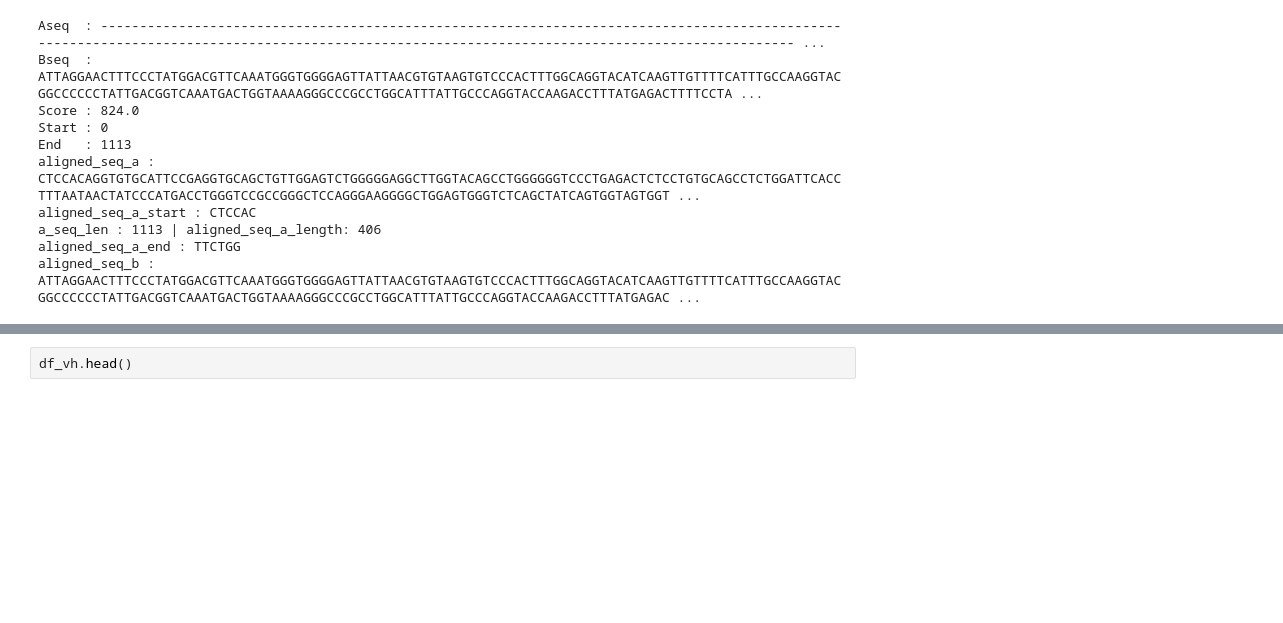
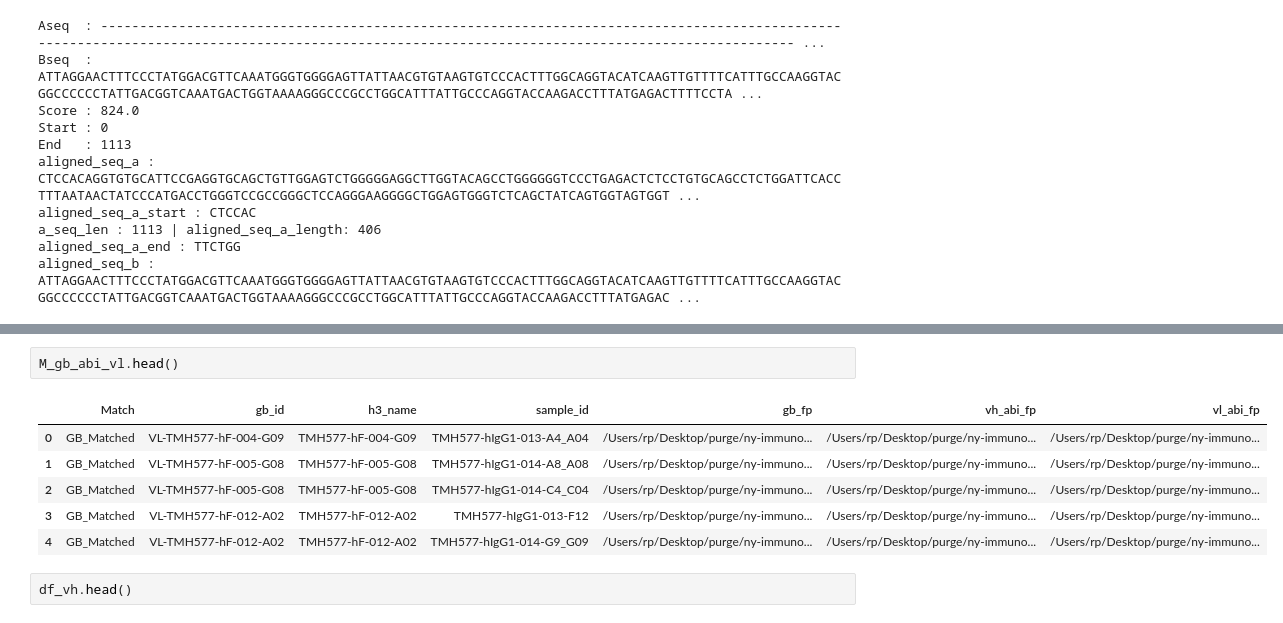
Before and after one commit to rosaak/ny-immuno-sanger, a Jupyter notebook: nbs2/run_with_new_data_RP_01.ipynb, the cells around one changed output, grey strips where cells are left out. Drawn from its saved outputs; the diff is of its cells as text; blank space fills up the shorter version.

```diff
--- a/nbs2/run_with_new_data_RP_01.ipynb
+++ b/nbs2/run_with_new_data_RP_01.ipynb
@@ -863,6 +869,15 @@ M_gb_abi_vh.head()
 | 2 | GB_Matched | VH-TMH577-hF-005-G08 | TMH577-hF-005-G08 | TMH577-hIgG1-014-C4_C04 | /Users/rp/Desktop/purge/ny-immuno... | /Users/rp/Desktop/purge/ny-immuno... | /Users/rp/Desktop/purge/ny-immuno... |
 | 3 | GB_Matched | VH-TMH577-hF-012-A02 | TMH577-hF-012-A02 | TMH577-hIgG1-013-F12 | /Users/rp/Desktop/purge/ny-immuno... | /Users/rp/Desktop/purge/ny-immuno... | /Users/rp/Desktop/purge/ny-immuno... |
 | 4 | GB_Matched | VH-TMH577-hF-012-A02 | TMH577-hF-012-A02 | TMH577-hIgG1-014-G9_G09 | /Users/rp/Desktop/purge/ny-immuno... | /Users/rp/Desktop/purge/ny-immuno... | /Users/rp/Desktop/purge/ny-immuno... |
+# %%
+M_gb_abi_vl.head()
+# %% [output]
+|  | Match | gb_id | h3_name | sample_id | gb_fp | vh_abi_fp | vl_abi_fp |
+| 0 | GB_Matched | VL-TMH577-hF-004-G09 | TMH577-hF-004-G09 | TMH577-hIgG1-013-A4_A04 | /Users/rp/Desktop/purge/ny-immuno... | /Users/rp/Desktop/purge/ny-immuno... | /Users/rp/Desktop/purge/ny-immuno... |
+| 1 | GB_Matched | VL-TMH577-hF-005-G08 | TMH577-hF-005-G08 | TMH577-hIgG1-014-A8_A08 | /Users/rp/Desktop/purge/ny-immuno... | /Users/rp/Desktop/purge/ny-immuno... | /Users/rp/Desktop/purge/ny-immuno... |
+| 2 | GB_Matched | VL-TMH577-hF-005-G08 | TMH577-hF-005-G08 | TMH577-hIgG1-014-C4_C04 | /Users/rp/Desktop/purge/ny-immuno... | /Users/rp/Desktop/purge/ny-immuno... | /Users/rp/Desktop/purge/ny-immuno... |
+| 3 | GB_Matched | VL-TMH577-hF-012-A02 | TMH577-hF-012-A02 | TMH577-hIgG1-013-F12 | /Users/rp/Desktop/purge/ny-immuno... | /Users/rp/Desktop/purge/ny-immuno... | /Users/rp/Desktop/purge/ny-immuno... |
+| 4 | GB_Matched | VL-TMH577-hF-012-A02 | TMH577-hF-012-A02 | TMH577-hIgG1-014-G9_G09 | /Users/rp/Desktop/purge/ny-immuno... | /Users/rp/Desktop/purge/ny-immuno... | /Users/rp/Desktop/purge/ny-immuno... |
 # %%
 df_vh.head()
 # %% [output]
```
Also changed, not shown: parts of 15 cells of this notebook.
